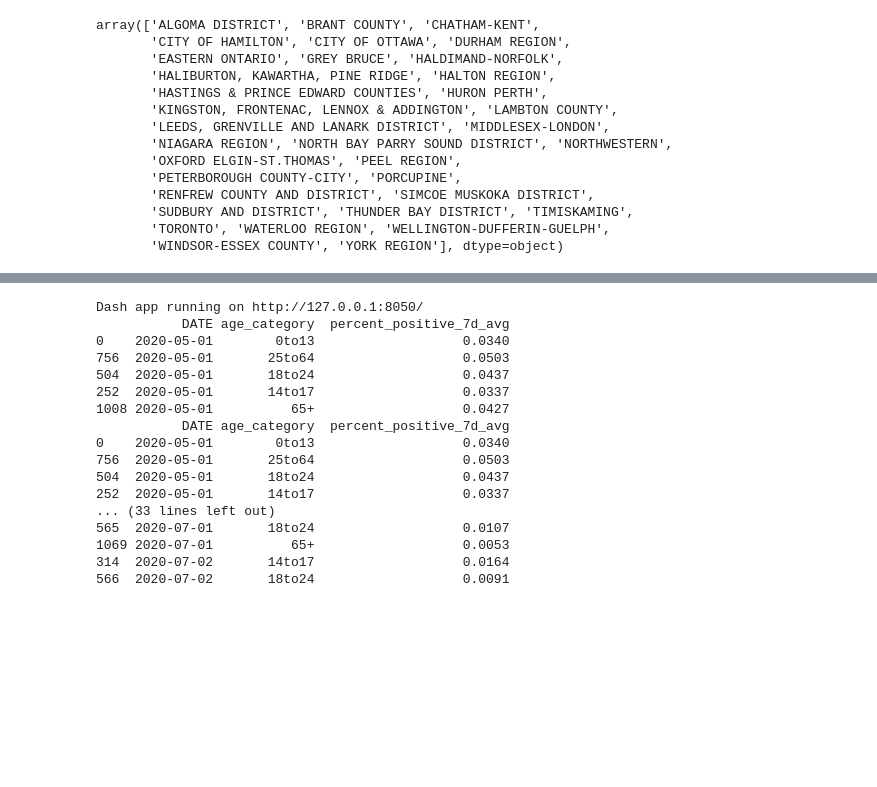
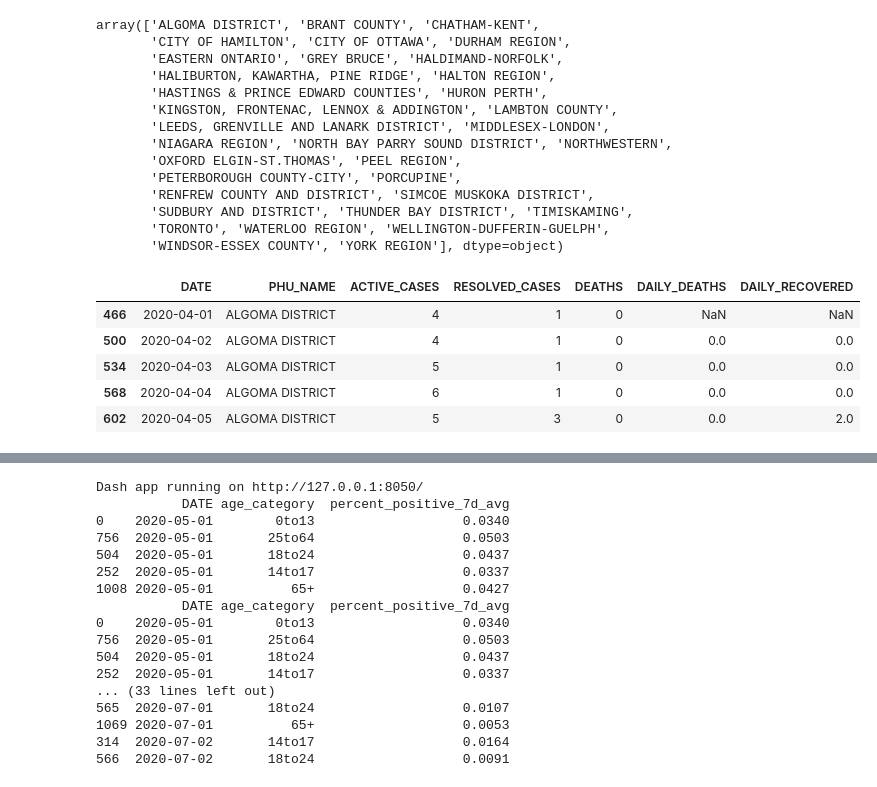
Before and after one commit to scbrock/COVID-19-Data-Visualization, a Jupyter notebook: stephen/data_exploration.ipynb, the cells around one changed output, grey strips where cells are left out. Drawn from its saved outputs; the diff is of its cells as text; code cells hidden in the pictures; blank space fills up the shorter version.

```diff
--- a/stephen/data_exploration.ipynb
+++ b/stephen/data_exploration.ipynb
@@ -237,3 +237,13 @@ array(['ALGOMA DISTRICT', 'BRANT COUNTY', 'CHATHAM-KENT',
 # %%
 # add daily deaths
 # add daily recovered
+
+
+odata.head()
+# %% [output]
+|  | DATE | PHU_NAME | ACTIVE_CASES | RESOLVED_CASES | DEATHS | DAILY_DEATHS | DAILY_RECOVERED |
+| 466 | 2020-04-01 | ALGOMA DISTRICT | 4 | 1 | 0 | NaN | NaN |
+| 500 | 2020-04-02 | ALGOMA DISTRICT | 4 | 1 | 0 | 0.0 | 0.0 |
+| 534 | 2020-04-03 | ALGOMA DISTRICT | 5 | 1 | 0 | 0.0 | 0.0 |
+| 568 | 2020-04-04 | ALGOMA DISTRICT | 6 | 1 | 0 | 0.0 | 0.0 |
+| 602 | 2020-04-05 | ALGOMA DISTRICT | 5 | 3 | 0 | 0.0 | 2.0 |
```
Also changed, not shown: parts of 3 cells of this notebook.
